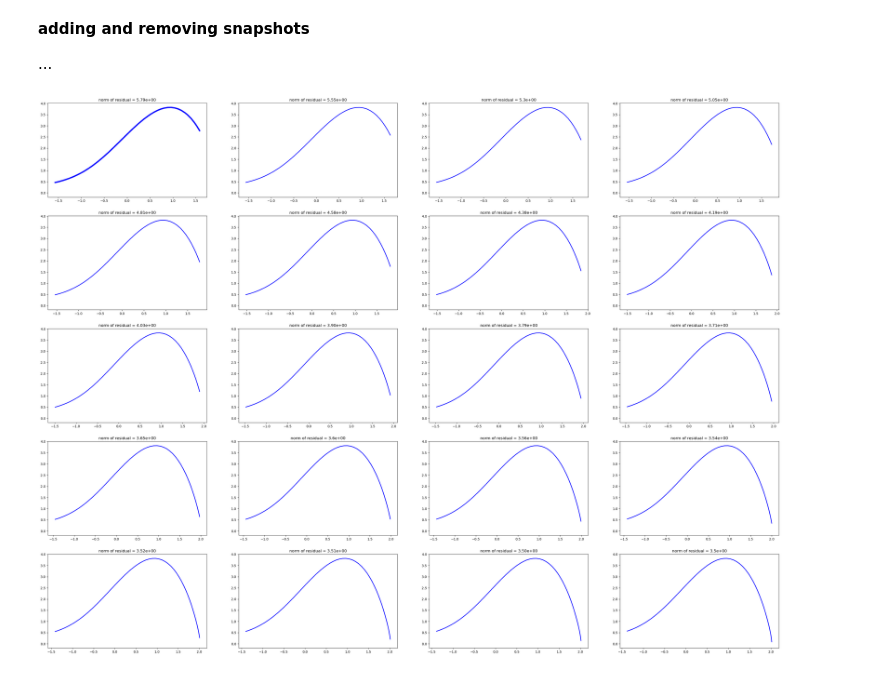
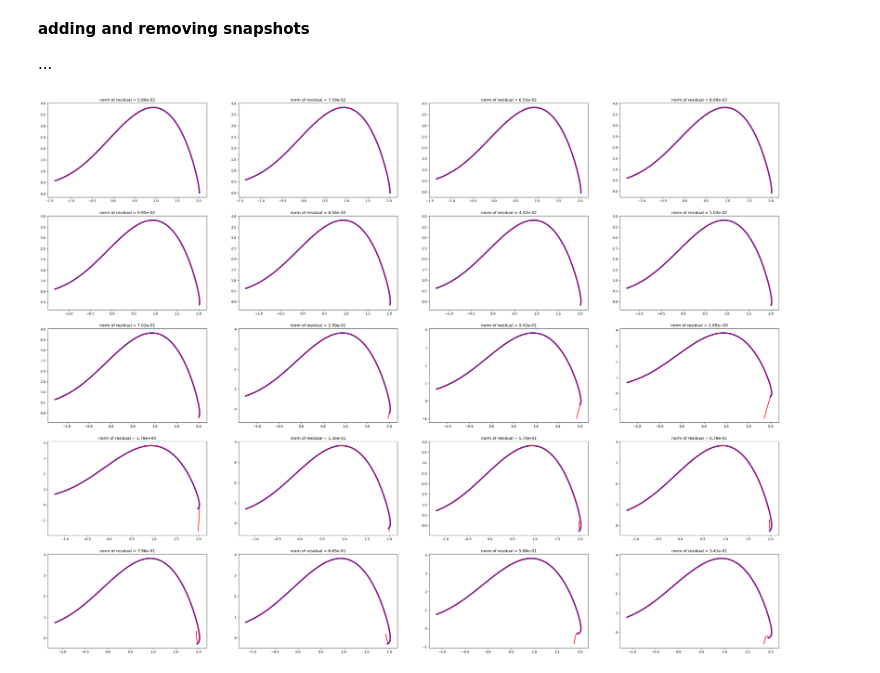
Before and after one commit to ela-d/DMD, a Jupyter notebook: vdp_example.ipynb, the cells around one changed output. Saved outputs shown, nothing was run; the diff lists cells and outputs as text; code cells hidden in the pictures.

```diff
--- a/vdp_example.ipynb
+++ b/vdp_example.ipynb
@@ -162,7 +162,7 @@ reconstructed = DMD_reconstruction(vdp[:,:1], Z, indices, L, times)
 
 .
 # %%
-poc=500; zav=600; rec=50
+poc=520; zav=620; rec=50
 # %%
 Z, L, r, _, _ = GEDMDQ(vdp[:,poc:zav])
 
@@ -236,41 +236,43 @@ plt.show()
 #dodajem 1
 koliko_predvidam=3
 
-poc=500; zav=600
+poc=520; zav=620
 
 koliko_x=5; koliko_y=4
 fig, axs = plt.subplots(koliko_x, koliko_y, figsize=(40,30), squeeze=True)
 
 Z, L, r, Q, R = GEDMDQ(vdp[:,poc:zav])
 
-threshold=1e-14
+threshold=1/50
 indices = np.where(r < threshold)[0]
 times=[i for i in range(zav-poc+koliko_predvidam)]
 predicted=DMD_reconstruction(vdp[:,poc:(zav-1)], Z, indices, L, times)
 
 axs[0,0].plot(vdp[-2, poc:zav+koliko_predvidam], vdp[-1,poc:zav+koliko_predvidam], color="blue", lw=4) ###koji predvidam? zadnji par ili prvi par??
 axs[0,0].plot(predicted[-2,:], predicted[-1,:], color="red", lw=2)
 res=np.linalg.norm(predicted[-2:,-3:]-vdp[-2:,zav:zav+koliko_predvidam])
 axs[0,0].set_title("norm of residual = {}".format(np.format_float_scientific(res, precision=2)))
 
 
 br=0
 for i in range(koliko_x):
     for j in range(koliko_y):
         if(i==0 and j==0):
             continue
         poc=poc+1; zav=zav+1
         _,_,_,Q,R,_ = DMD_discarding_snap(1, Q, R)
         Z, L, r, Q, R = DMD_added_snap(vdp[:,(zav-1):zav], Q, R)
 
 
         indices=np.where(r < threshold)[0]
 
         predicted = DMD_reconstruction(vdp[:,poc:(zav-1)], Z, indices, L, times)
 
-        axs[i,j].plot(vdp[-2, poc:zav+koliko_predvidam], vdp[-1,poc:zav+koliko_predvidam], color="blue", lw=2)
-        axs[i,j].plot(predicted[-2,:], predicted[-1,:], color="red", lw=4)
+        axs[i,j].plot(vdp[-2, poc:zav+koliko_predvidam], vdp[-1,poc:zav+koliko_predvidam], color="blue", lw=4)
+        axs[i,j].plot(predicted[-2,:], predicted[-1,:], color="red", lw=2)
         res=np.linalg.norm(predicted[-2:,-3:]-vdp[-2:,zav:zav+koliko_predvidam])
         axs[i,j].set_title("norm of residual = {}".format(np.format_float_scientific(res, precision=2)))
+
+    #ako norma res < 1e-1 npr. odsječi sve osim zadnjih k
 # %% [output]
-[figure, old version]
+[figure, new version]
```
Also changed, not shown: parts of 4 cells of this notebook.
